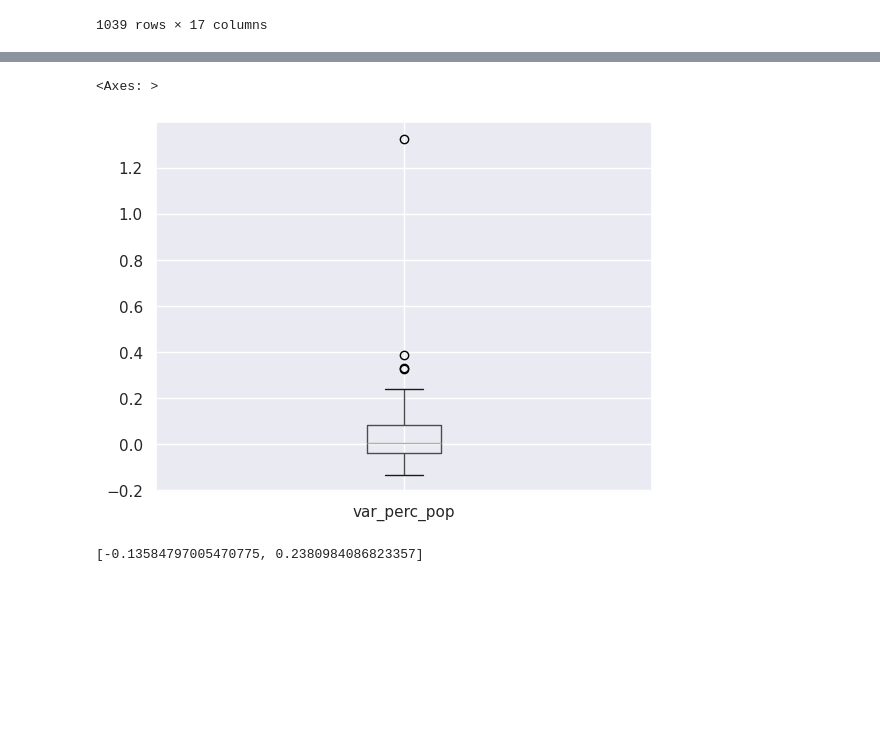
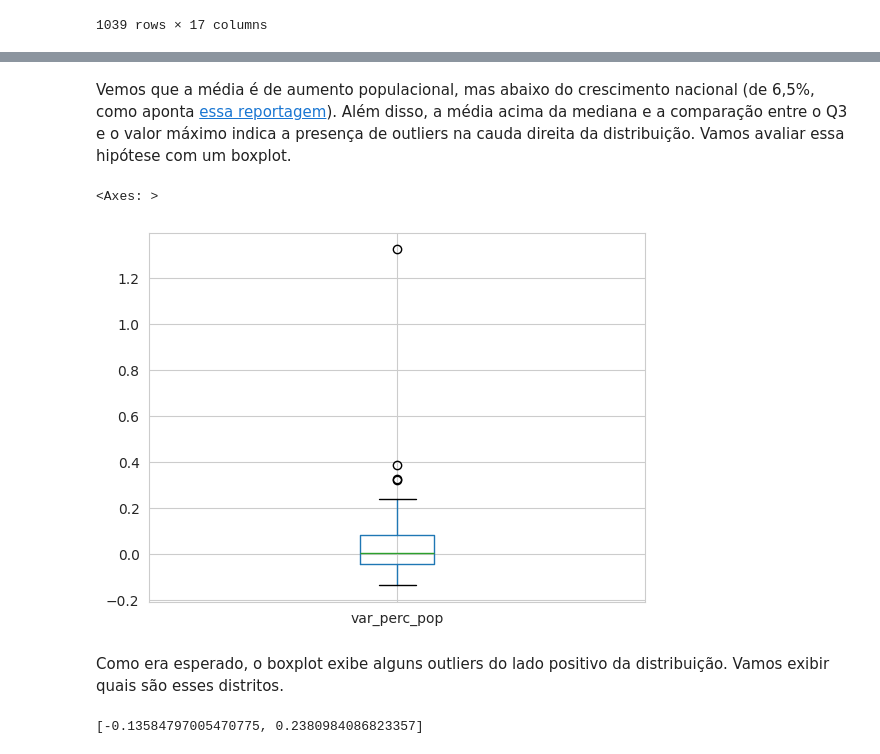
Before and after one commit to brunoazuma/explora_censo22, a Jupyter notebook: Explora_censos.ipynb, the cells around one changed output, grey strips where cells are left out. Drawn from its saved outputs; the diff is of its cells as text; code cells hidden in the pictures; blank space fills up the shorter version.

```diff
--- a/Explora_censos.ipynb
+++ b/Explora_censos.ipynb
@@ -12,7 +12,7 @@ import seaborn as sns
 url_2010 = 'https://ftp.ibge.gov.br/Censos/Censo_Demografico_2010/Resultados_do_Universo/Agregados_por_Setores_Censitarios/SP_Capital_20231030.zip'
 url_2022 = 'https://ftp.ibge.gov.br/Censos/Censo_Demografico_2022/Agregados_por_Setores_Censitarios_preliminares/agregados_por_setores_csv/UF/Agregados_preliminares_por_setores_censitarios_SP.csv'
 
-sns.set_theme()
+sns.set_style("whitegrid")
 # %% [markdown]
 ## Censo 2010
 # %% [markdown]
@@ -266,0 +276,3 @@ censo_pop['Cod_distrito'] = censo_pop['Cod_distrito'].astype(str)
+# %%
+distritos_geo = distritos_geo[['CD_DIST', 'NM_DIST', 'geometry']]
+distritos_geo
@@ -267,4 +295,4 @@ censo_pop['Cod_distrito'] = censo_pop['Cod_distrito'].astype(str)
 # %%
-df_final = distritos_geo.merge(censo_pop, left_on='CD_DIST', right_on='Cod_distrito')
+df_final = distritos_geo.merge(censo_pop, how='inner', left_on='CD_DIST', right_on='Cod_distrito')
 df_final
 # %% [output]
@@ -301,6 +345,10 @@ df_final
+# %% [markdown]
+Vemos que a média é de aumento populacional, mas abaixo do crescimento nacional (de 6,5%, como aponta [essa reportagem](https://www.cnnbrasil.com.br/nacional/censo-2022-taxa-de-crescimento-anual-da-populacao-do-brasil-bate-052-a-menor-da-historia/)). Além disso, a média acima da mediana e a comparação entre o Q3 e o valor máximo indica a presença de outliers na cauda direita da distribuição. Vamos avaliar essa hipótese com um boxplot.
 # %%
-df_final.boxplot(['var_perc_pop'])
+df_final.boxplot('var_perc_pop', return_type='axes')
 # %% [output]
 <Axes: >
-[figure, old version]
+[figure, new version]
+# %% [markdown]
+Como era esperado, o boxplot exibe alguns outliers do lado positivo da distribuição. Vamos exibir quais são esses distritos.
 # %%
```
Also changed, not shown: parts of 17 cells of this notebook.
